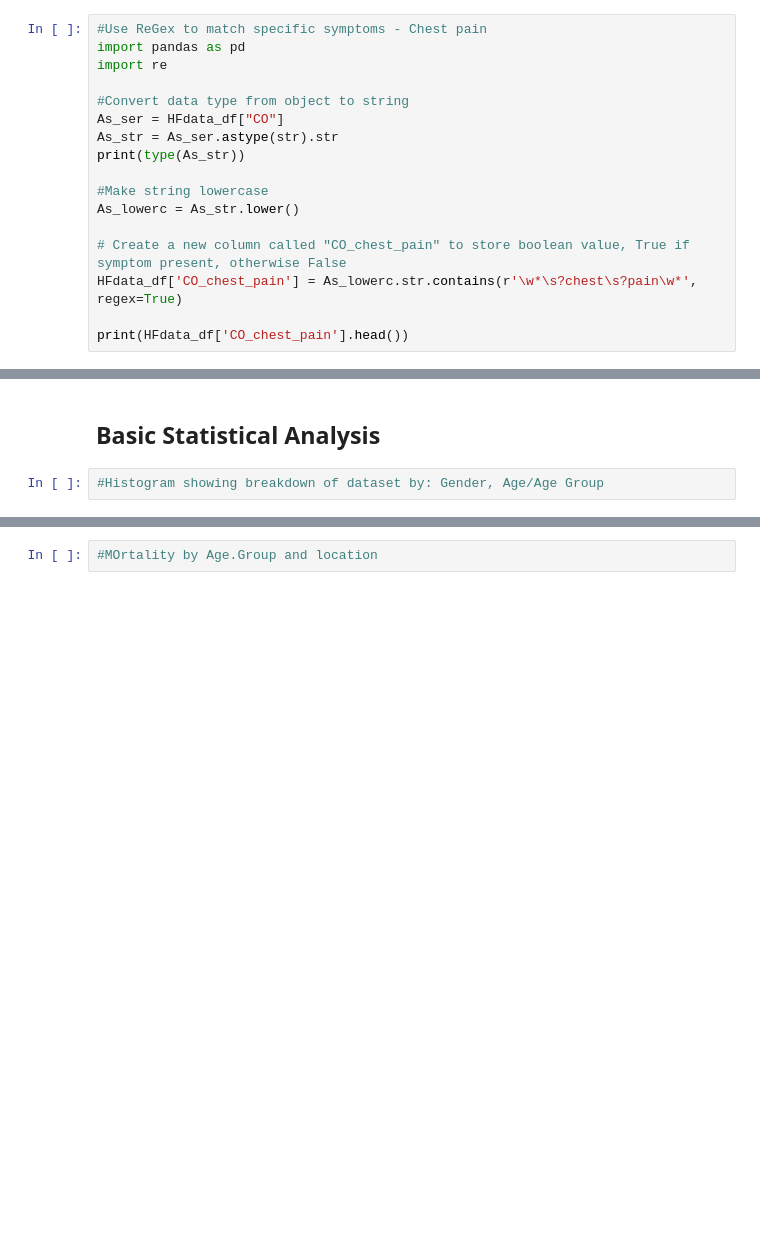
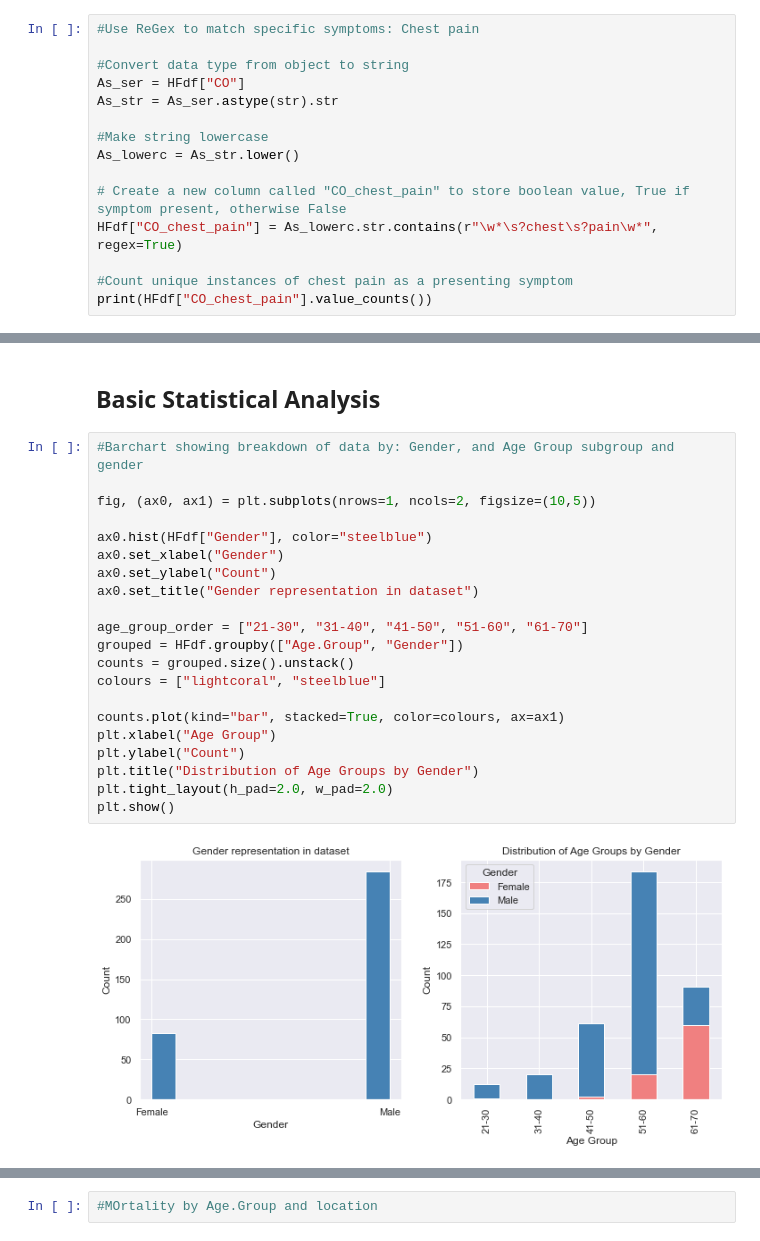
Before and after one commit to GBala-PrptlStdnt/-UCDPA_GregBala-, a Jupyter notebook: Predicting Heart Failure - Term project.ipynb, the cells around one changed output, grey strips where cells are left out. Cells and saved outputs as stored; diff of their text form; blank space fills up the shorter version.

```diff
--- a/Predicting Heart Failure - Term project.ipynb
+++ b/Predicting Heart Failure - Term project.ipynb
@@ -281,18 +298,16 @@ Use ReGex to search column and match symptoms which were present on admission.
 # %%
-#Use ReGex to match specific symptoms - Chest pain
-import pandas as pd
-import re
+#Use ReGex to match specific symptoms: Chest pain
 
 #Convert data type from object to string
-As_ser = HFdata_df["CO"]
+As_ser = HFdf["CO"]
 As_str = As_ser.astype(str).str
-print(type(As_str))
 
 #Make string lowercase
 As_lowerc = As_str.lower()
 
 # Create a new column called "CO_chest_pain" to store boolean value, True if symptom present, otherwise False
-HFdata_df['CO_chest_pain'] = As_lowerc.str.contains(r'\w*\s?chest\s?pain\w*', regex=True)
+HFdf["CO_chest_pain"] = As_lowerc.str.contains(r"\w*\s?chest\s?pain\w*", regex=True)
 
-print(HFdata_df['CO_chest_pain'].head())
+#Count unique instances of chest pain as a presenting symptom
+print(HFdf["CO_chest_pain"].value_counts())
 # %% [output]
@@ -315,4 +351,25 @@ Use ReGex to search column containing free-form string data on established diagn
 # %% [markdown]
 ## Basic Statistical Analysis
-# %%
-#Histogram showing breakdown of dataset by: Gender, Age/Age Group
+# %%
+#Barchart showing breakdown of data by: Gender, and Age Group subgroup and gender
+
+fig, (ax0, ax1) = plt.subplots(nrows=1, ncols=2, figsize=(10,5))
+
+ax0.hist(HFdf["Gender"], color="steelblue")
+ax0.set_xlabel("Gender")
+ax0.set_ylabel("Count")
+ax0.set_title("Gender representation in dataset")
+
+age_group_order = ["21-30", "31-40", "41-50", "51-60", "61-70"]
+grouped = HFdf.groupby(["Age.Group", "Gender"])
+counts = grouped.size().unstack()
+colours = ["lightcoral", "steelblue"]
+
+counts.plot(kind="bar", stacked=True, color=colours, ax=ax1)
+plt.xlabel("Age Group")
+plt.ylabel("Count")
+plt.title("Distribution of Age Groups by Gender")
+plt.tight_layout(h_pad=2.0, w_pad=2.0)
+plt.show()
+# %% [output]
+[figure, added]
```
Also changed, not shown: parts of 10 cells of this notebook.
